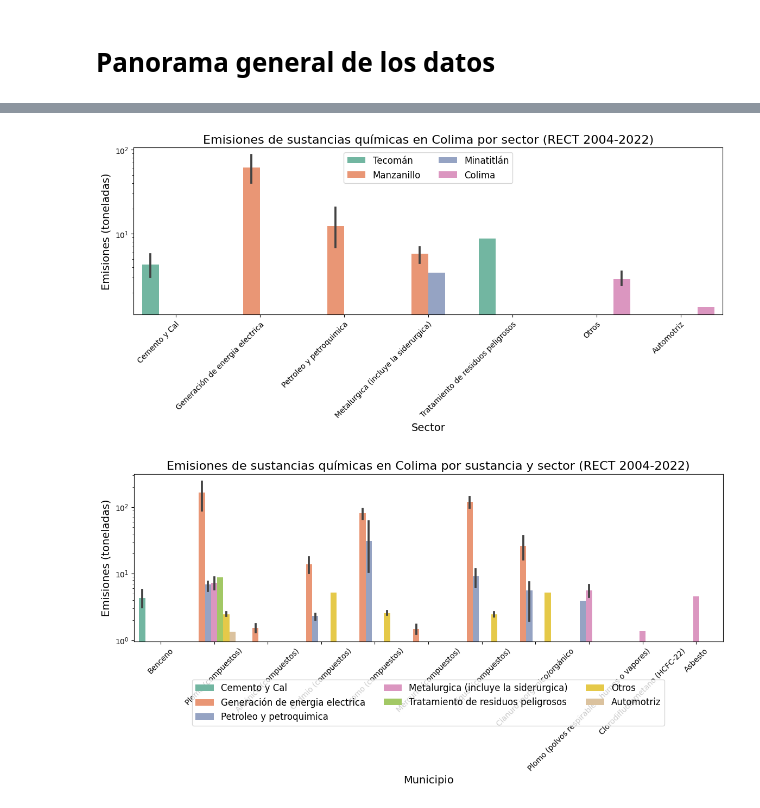
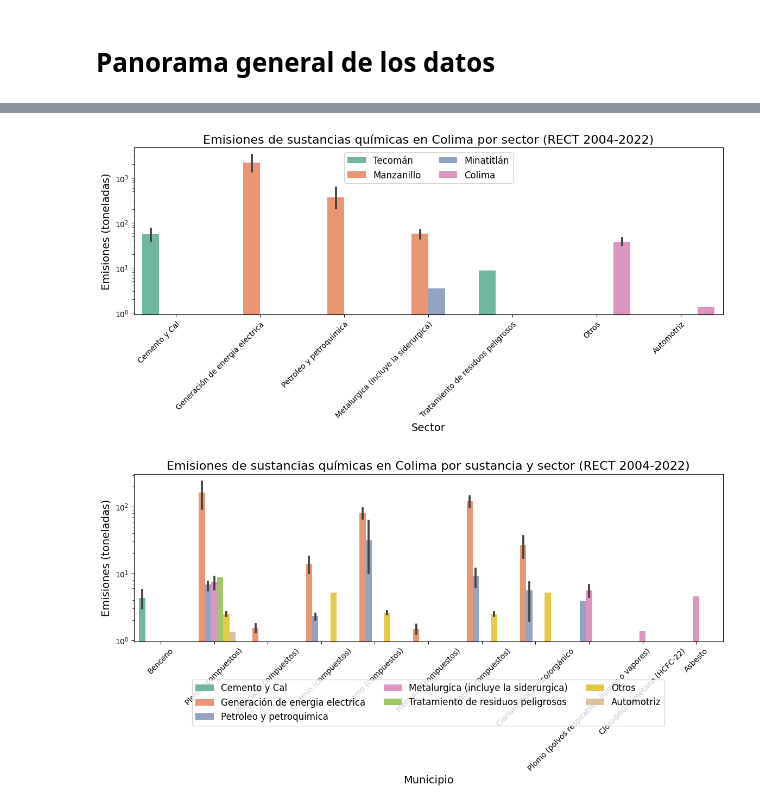
Before and after one commit to pcorner10/pronaces_analisis, a Jupyter notebook: datosRect.ipynb, the cells around one changed output, grey strips where cells are left out. Drawn from its saved outputs; the diff is of its cells as text; code cells hidden in the pictures.

```diff
--- a/datosRect.ipynb
+++ b/datosRect.ipynb
@@ -17,6 +17,6 @@ os.getcwd()
 # %% [markdown]
 ## Lista de archivos RETC
 # %%
-retcFiles = glob.glob("data/RETC_2004-2020/retc*.xlsx")
+retcFiles = glob.glob("data/RETC_2004-2020/*.xlsx")
 retcFiles[:5]
 # %% [output]
@@ -167,6 +166,6 @@ retcEmisiones
 # %%
-retcEmisionesNoNaN = retcEmisiones[retcEmisiones["emision"].notna()].copy()
+#retcEmisionesNoNaN = retcEmisiones[retcEmisiones["emision"].notna()].copy()
 # Keep only rows with "emision" column upper than 0
 municipalitiesToKeep = ['Tecoman', 'Manzanillo', 'Colima', 'Cuauhtemoc', 'Minatitlan']
-retcEmisionesNoNaN = retcEmisionesNoNaN[retcEmisionesNoNaN["municipio"].isin(municipalitiesToKeep)].copy()
-retcEmisionesNoNaN = retcEmisionesNoNaN[retcEmisionesNoNaN["emision"] > 1].copy()
+retcEmisionesNoNaN = retcEmisiones[retcEmisiones["municipio"].isin(municipalitiesToKeep)].copy()
+#retcEmisiones = retcEmisiones[retcEmisiones["emision"] > 1].copy()
@@ -320,27 +316,28 @@ plt.show()
 # %%
 
 fig, ax = plt.subplots(figsize=(14, 4))
 
 ax.set_title("Emisiones de sustancias químicas en Colima por sector (RECT 2004-2022)", fontsize=16)
 
-sns.barplot(x="sector", y="emision", data=dfFinal, hue="municipio", ax=ax, log=True, palette="Set2")
+# generate a barplot with log scale and summing the values of "emision" column
+sns.barplot(x="sector", y="emision", data=dfFinal, hue="municipio", ax=ax, log=True, palette="Set2", estimator=sum)
 
 ax.set_ylabel("Emisiones (toneladas)", fontsize=14)
 ax.set_xlabel("Sector", fontsize=14)
 
 # add beautiful legend
 
 # rotate xticks 90 degrees
 plt.xticks(rotation=45)
 
 ax.legend(loc='upper center', ncol=2,  fontsize=12)
 
 # wrap xticks labels
 plt.setp(ax.get_xticklabels(), ha="right", rotation_mode="anchor")
 
 plt.show()
 # %% [output]
-[figure, old version]
+[figure, new version]
 # %%
 
 fig, ax = plt.subplots(figsize=(14, 4))
```
Also changed, not shown: parts of 11 cells of this notebook, 21 other files.
